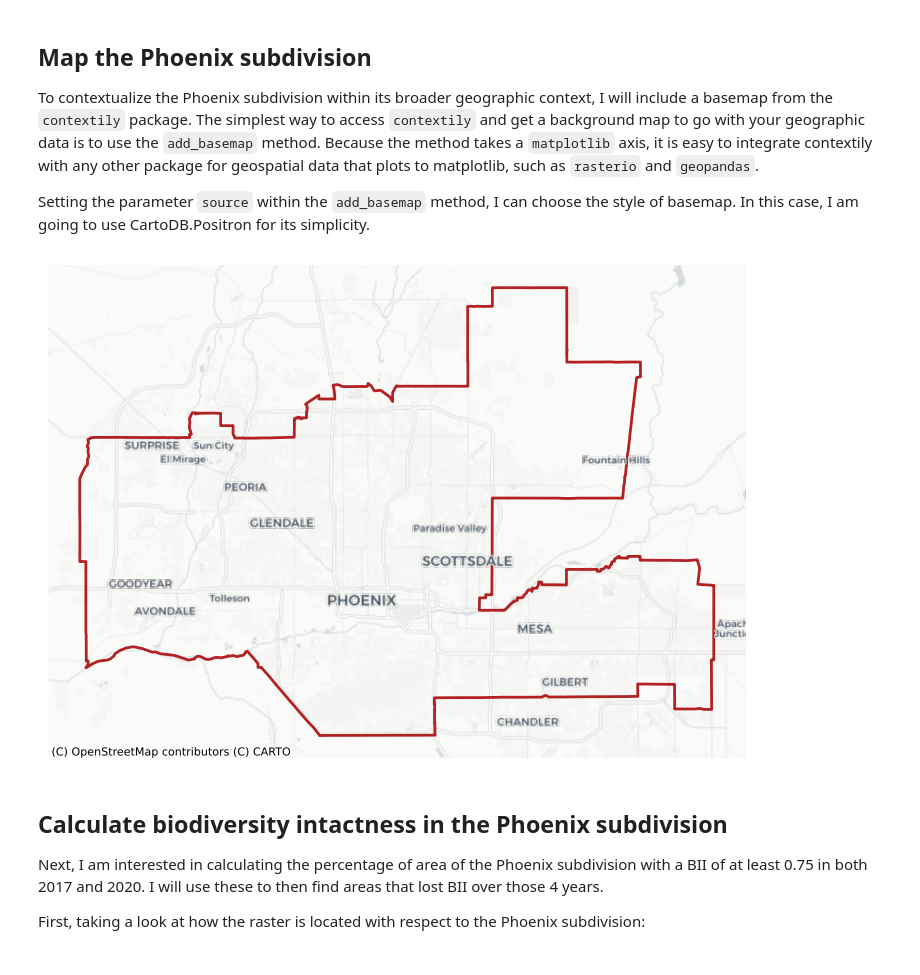
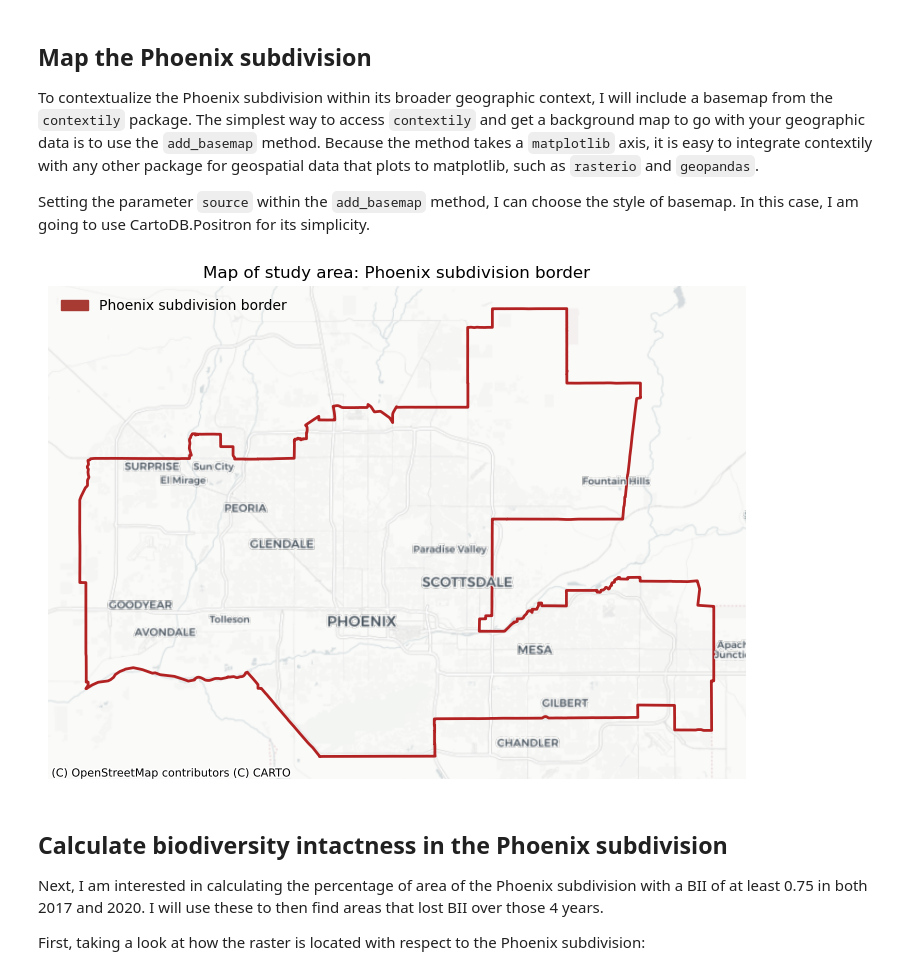
Before and after one commit to marinakochuten/pheonix-bii-change, a Jupyter notebook: phoenix_bii_change.ipynb, the cells around one changed output. Saved outputs shown, nothing was run; the diff lists cells and outputs as text; code cells hidden in the pictures.

Commit message:
Update plots

```diff
--- a/phoenix_bii_change.ipynb
+++ b/phoenix_bii_change.ipynb
@@ -215,20 +215,34 @@ Setting the parameter `source` within the `add_basemap` method, I can choose the
 # %%
 # Initialize plot
 fig, ax = plt.subplots(figsize = (9, 9))
 
 # Remove axes for cleaner map
 ax.axis('off')
 
 # Add Phoenix subdivision
 phoenix.plot(ax = ax, color = "none", edgecolor = "firebrick", linewidth = 2)
 
 # Add basemap
 cx.add_basemap(ax, crs = phoenix.crs, source = cx.providers.CartoDB.PositronNoLabels)
 cx.add_basemap(ax, crs = phoenix.crs, source = cx.providers.CartoDB.PositronOnlyLabels)   # To bring labels above boundary outline
 
+# Create legend for Phoenix border
+legend_border = mpatches.Patch(color = "#A83A34",
+                               label = 'Phoenix subdivision border')
+
+# Plot legend
+ax.legend(handles = [legend_border],
+          loc = 'upper left',
+          fontsize = 10,
+          facecolor = 'none',
+          edgecolor = 'none')
+
+# Plot title
+ax.set_title('Map of study area: Phoenix subdivision border')
+
 plt.show()
 # %% [output]
-[figure, old version]
+[figure, new version]
 # %% [markdown]
 ## Calculate biodiversity intactness in the Phoenix subdivision
 
```
Also changed, not shown: parts of 1 cell of this notebook.
